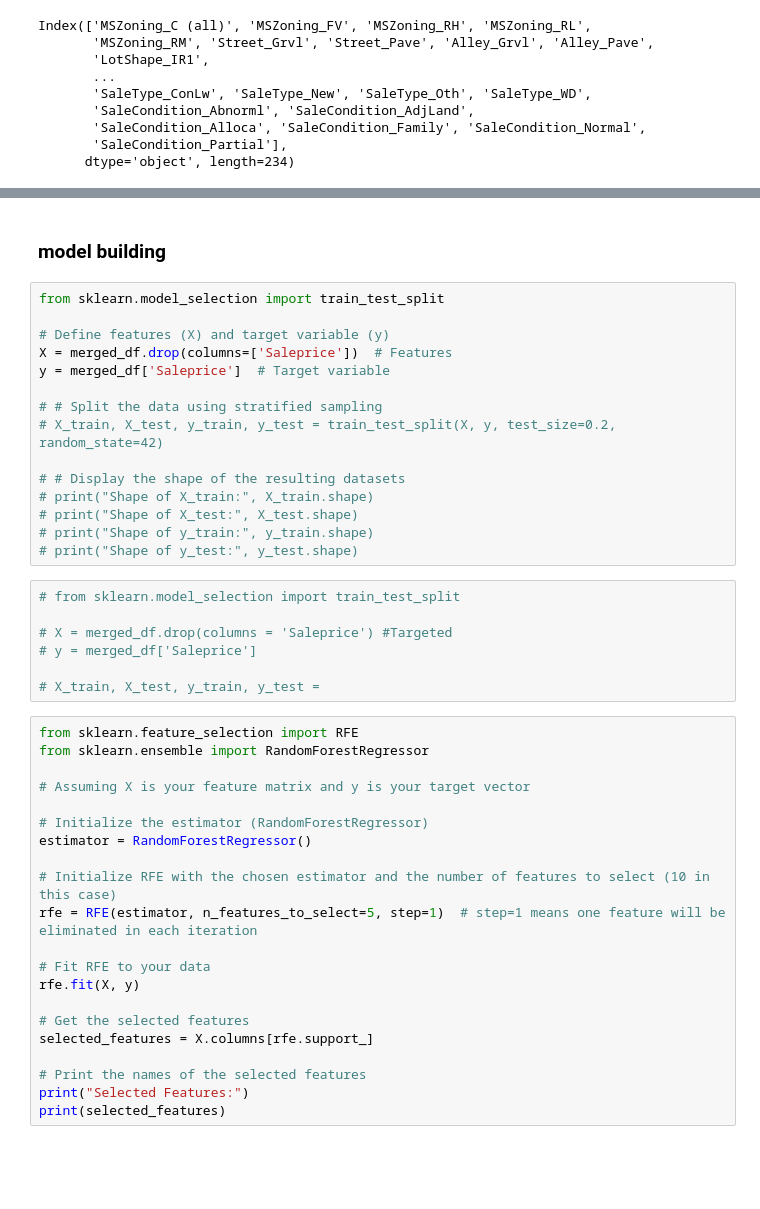
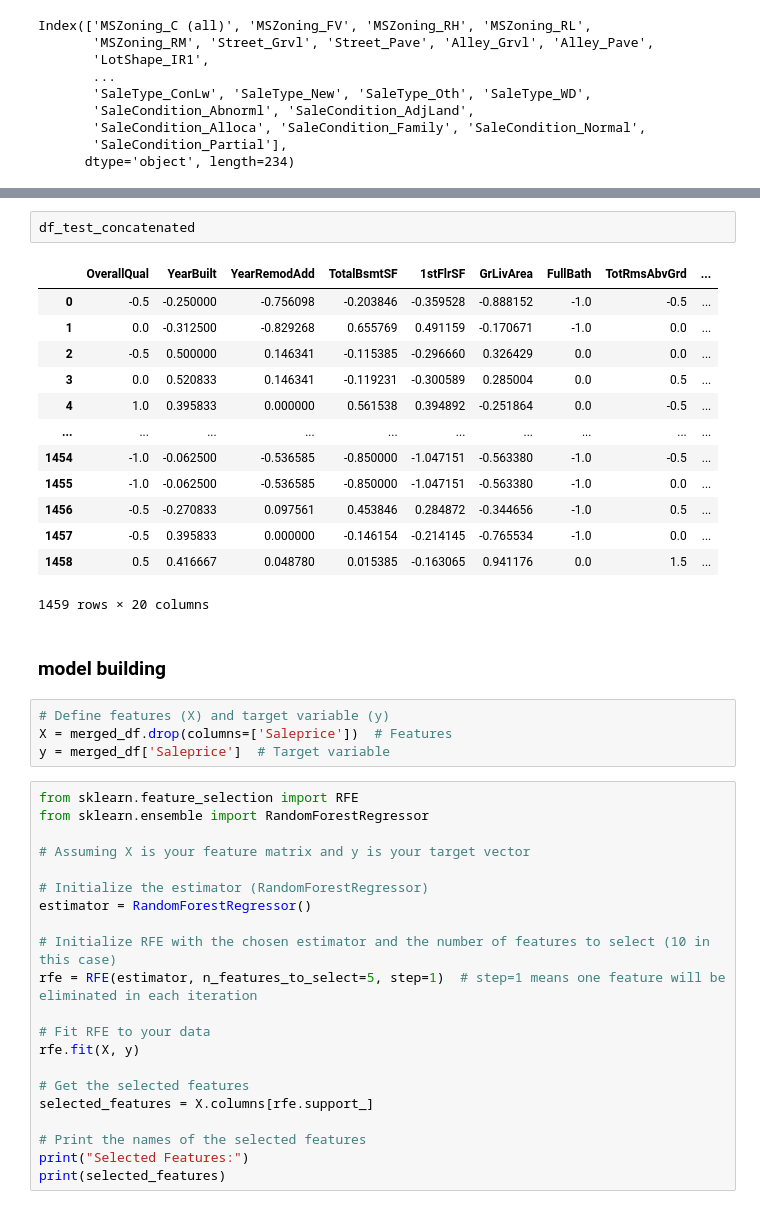
Before and after one commit to MrBinit/Advanced_california_housing_regression, a Jupyter notebook: development2.ipynb, the cells around one changed output, grey strips where cells are left out. Drawn from its saved outputs; the diff is of its cells as text; blank space fills up the shorter version.

```diff
--- a/development2.ipynb
+++ b/development2.ipynb
@@ -856,27 +884,25 @@ x_cat_encoded = encoder.fit_transform(df_imputed)
+# %%
+df_test_concatenated
+# %% [output]
+|  | OverallQual | YearBuilt | YearRemodAdd | TotalBsmtSF | 1stFlrSF | GrLivArea | FullBath | TotRmsAbvGrd | ... |
+| 0 | -0.5 | -0.250000 | -0.756098 | -0.203846 | -0.359528 | -0.888152 | -1.0 | -0.5 | ... |
+| 1 | 0.0 | -0.312500 | -0.829268 | 0.655769 | 0.491159 | -0.170671 | -1.0 | 0.0 | ... |
+| 2 | -0.5 | 0.500000 | 0.146341 | -0.115385 | -0.296660 | 0.326429 | 0.0 | 0.0 | ... |
+| 3 | 0.0 | 0.520833 | 0.146341 | -0.119231 | -0.300589 | 0.285004 | 0.0 | 0.5 | ... |
+| 4 | 1.0 | 0.395833 | 0.000000 | 0.561538 | 0.394892 | -0.251864 | 0.0 | -0.5 | ... |
+| ... | ... | ... | ... | ... | ... | ... | ... | ... | ... |
+| 1454 | -1.0 | -0.062500 | -0.536585 | -0.850000 | -1.047151 | -0.563380 | -1.0 | -0.5 | ... |
+| 1455 | -1.0 | -0.062500 | -0.536585 | -0.850000 | -1.047151 | -0.563380 | -1.0 | 0.0 | ... |
+| 1456 | -0.5 | -0.270833 | 0.097561 | 0.453846 | 0.284872 | -0.344656 | -1.0 | 0.5 | ... |
+| 1457 | -0.5 | 0.395833 | 0.000000 | -0.146154 | -0.214145 | -0.765534 | -1.0 | 0.0 | ... |
+| 1458 | 0.5 | 0.416667 | 0.048780 | 0.015385 | -0.163065 | 0.941176 | 0.0 | 1.5 | ... |
+1459 rows × 20 columns
 # %% [markdown]
 ### model building
-# %%
-from sklearn.model_selection import train_test_split
-
-# Define features (X) and target variable (y)
-X = merged_df.drop(columns=['Saleprice'])  # Features
-y = merged_df['Saleprice']  # Target variable
-
-# # Split the data using stratified sampling
-# X_train, X_test, y_train, y_test = train_test_split(X, y, test_size=0.2, random_state=42)
-
-# # Display the shape of the resulting datasets
-# print("Shape of X_train:", X_train.shape)
-# print("Shape of X_test:", X_test.shape)
-# print("Shape of y_train:", y_train.shape)
-# print("Shape of y_test:", y_test.shape)
 # %%
-# from sklearn.model_selection import train_test_split
-
-# X = merged_df.drop(columns = 'Saleprice') #Targeted
-# y = merged_df['Saleprice']
-
-# X_train, X_test, y_train, y_test =
+# Define features (X) and target variable (y)
+X = merged_df.drop(columns=['Saleprice'])  # Features
+y = merged_df['Saleprice']  # Target variable
 # %%
 from sklearn.feature_selection import RFE
 from sklearn.ensemble import RandomForestRegressor
```
Also changed, not shown: parts of 16 cells of this notebook.
